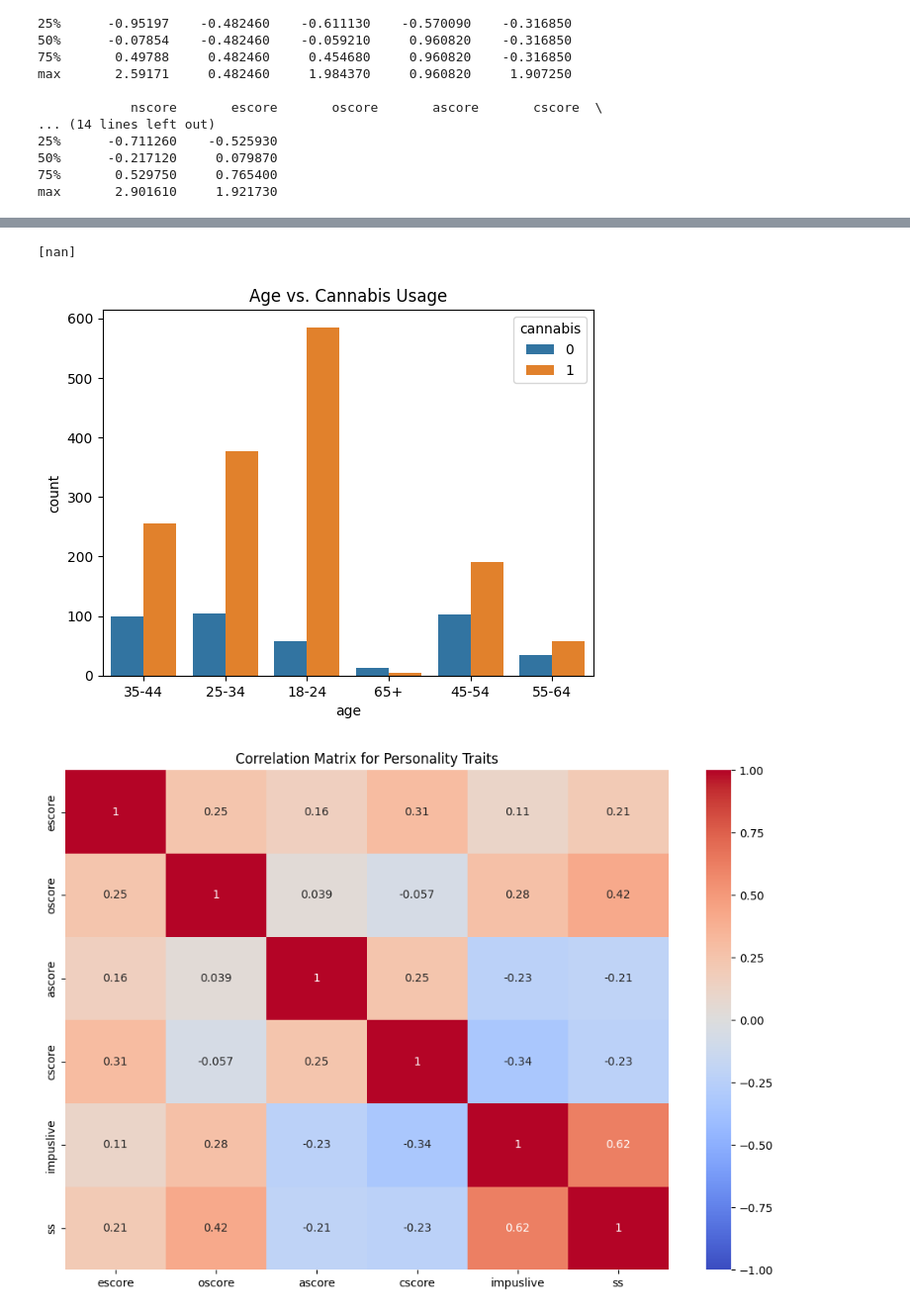
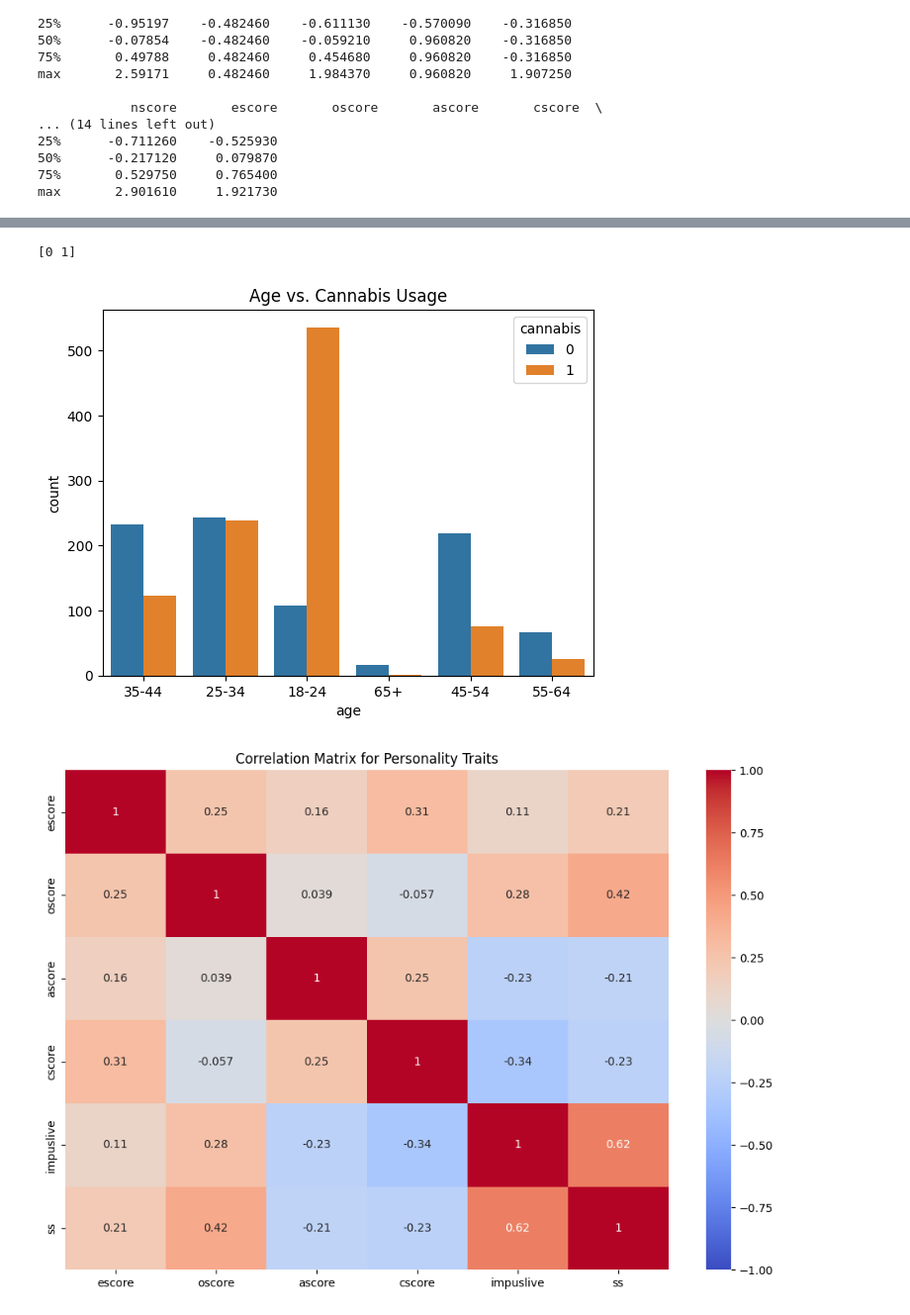
Before and after one commit to rohanxavier33/finalDrug, a Jupyter notebook: final.ipynb, the cells around one changed output, grey strips where cells are left out. Shown at 99% size. Saved outputs shown, nothing was run; the diff lists cells and outputs as text; code cells hidden in the pictures.

```diff
--- a/final.ipynb
+++ b/final.ipynb
@@ -58,3 +58,6 @@ Head of the Dataset:
+# %%
+# Slight cleaning
+df = df.rename(columns={'impuslive': 'impulsive'})
 # %%
 # Statistical summary of features
 print("\nStatistical Summary of Features:")
@@ -79,8 +82,9 @@ max       2.59171     0.482460     1.984370     0.960820     1.907250
 max       2.901610     1.921730
 # %%
 # Binary encoding for drug usage
+# Define user as somebody who has used a drug at least once in the last year
 for col in df.columns[12:]:
-    df[col] = df[col].map({'CL0': 0, 'CL1': 1, 'CL2': 1, 'CL3': 1, 'CL4': 1, 'CL5': 1, 'CL6': 1})
+    df[col] = df[col].map({'CL0': 0, 'CL1': 0, 'CL2': 0, 'CL3': 1, 'CL4': 1, 'CL5': 1, 'CL6': 1})
 
 # Map demographic variables for interpretability
 age_mapping = {-0.95197: "18-24", -0.07854: "25-34", 0.49788: "35-44", 1.09449: "45-54", 1.82213: "55-64", 2.59171: "65+"}
@@ -92,22 +96,22 @@ education_mapping = {
 }
 
 # Create a copy of the data to avoid warnings
-df = df.copy()
+dfMapped = df.copy()
 # Map the age column and explicitly convert to object
-df['age_mapped'] = df['age'].map(age_mapping)
-df['age_mapped'] = df['age_mapped'].astype('object')
+dfMapped['age_mapped'] = df['age'].map(age_mapping)
+dfMapped['age_mapped'] = dfMapped['age_mapped'].astype('object')
 
 # Map the gender column
-df['gender_mapped'] = df['gender'].map(gender_mapping)
-df['gender_mapped'] = df['gender_mapped'].astype('object')
+dfMapped['gender_mapped'] = df['gender'].map(gender_mapping)
+dfMapped['gender_mapped'] = dfMapped['gender_mapped'].astype('object')
 
 # Map the education column
-df['education_mapped'] = df['education'].map(education_mapping)
-df['education_mapped'] = df['education_mapped'].astype('object')
+dfMapped['education_mapped'] = df['education'].map(education_mapping)
+dfMapped['education_mapped'] = dfMapped['education_mapped'].astype('object')
 
 # Drop the original columns and rename the new ones if needed
-df.drop(columns=['age', 'gender', 'education'], inplace=True)
-df.rename(columns={'age_mapped': 'age', 'gender_mapped': 'gender', 'education_mapped': 'education'}, inplace=True)
+dfMapped.drop(columns=['age', 'gender', 'education'], inplace=True)
+dfMapped.rename(columns={'age_mapped': 'age', 'gender_mapped': 'gender', 'education_mapped': 'education'}, inplace=True)
 # %%
 df.head()
 # %% [output]
@@ -120,17 +135,17 @@ df.head()
 # %%
 print(df['cannabis'].unique())  # Replace 'cannabis' with the actual column name if different
 # %% [output]
-[nan]
+[0 1]
 # %%
 import seaborn as sns
 import matplotlib.pyplot as plt
 
 # Bar plot for age vs. drug usage
-sns.countplot(data=df, x='age', hue='cannabis')  # Replace 'cannabis' with any drug variable
+sns.countplot(data=dfMapped, x='age', hue='cannabis')  # Replace 'cannabis' with any drug variable
 plt.title("Age vs. Cannabis Usage")
 plt.show()
 # %% [output]
-[figure, old version]
+[figure, new version]
 # %%
 # Correlation heatmap for numeric features
 plt.figure(figsize=(12, 8))
```
Also changed, not shown: parts of 7 cells of this notebook.
